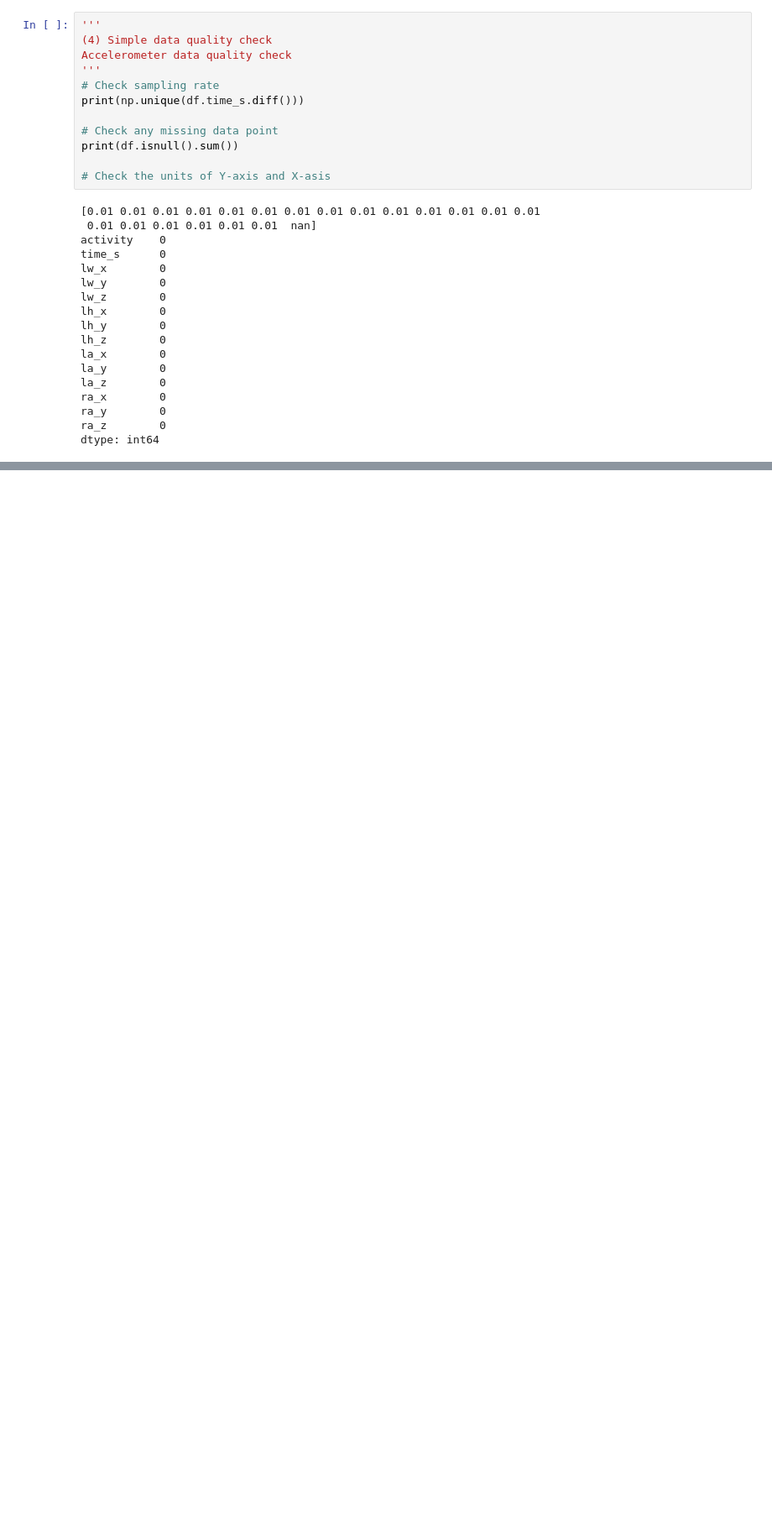
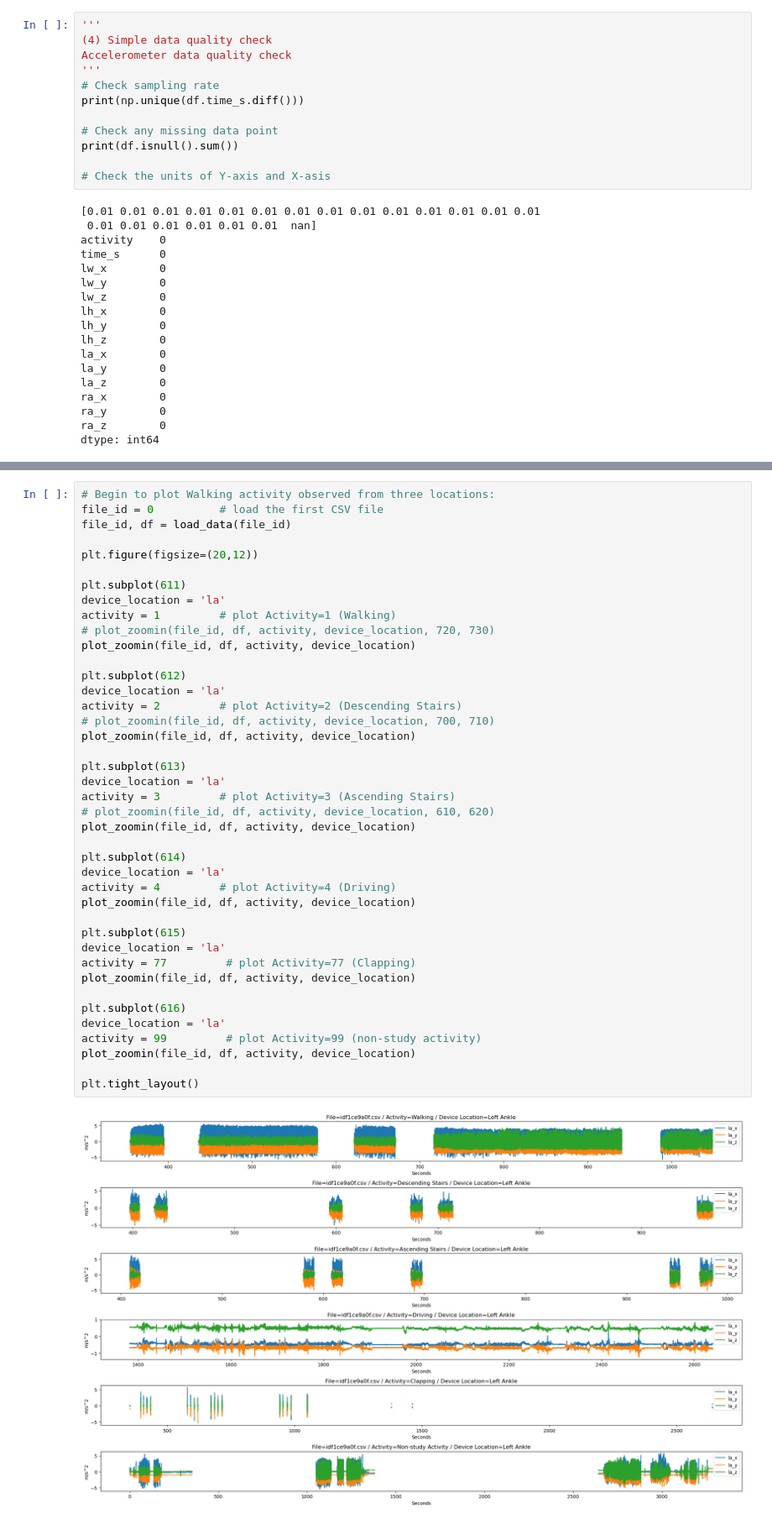
Before and after one commit to rkevinchao/walking_detection, a Jupyter notebook: source/01_data_understanding.ipynb, the cells around one changed output, grey strips where cells are left out. Shown: that part at 84% size. Drawn from its saved outputs; the diff is of its cells as text; blank space fills up the shorter version.

```diff
--- a/source/01_data_understanding.ipynb
+++ b/source/01_data_understanding.ipynb
@@ -251,0 +301,43 @@ plt.tight_layout()
+# %%
+# Begin to plot Walking activity observed from three locations:
+file_id = 0          # load the first CSV file
+file_id, df = load_data(file_id)
+
+plt.figure(figsize=(20,12))
+
+plt.subplot(611)
+device_location = 'la'
+activity = 1         # plot Activity=1 (Walking)
+# plot_zoomin(file_id, df, activity, device_location, 720, 730)
+plot_zoomin(file_id, df, activity, device_location)
+
+plt.subplot(612)
+device_location = 'la'
+activity = 2         # plot Activity=2 (Descending Stairs)
+# plot_zoomin(file_id, df, activity, device_location, 700, 710)
+plot_zoomin(file_id, df, activity, device_location)
+
+plt.subplot(613)
+device_location = 'la'
+activity = 3         # plot Activity=3 (Ascending Stairs)
+# plot_zoomin(file_id, df, activity, device_location, 610, 620)
+plot_zoomin(file_id, df, activity, device_location)
+
+plt.subplot(614)
+device_location = 'la'
+activity = 4         # plot Activity=4 (Driving)
+plot_zoomin(file_id, df, activity, device_location)
+
+plt.subplot(615)
+device_location = 'la'
+activity = 77         # plot Activity=77 (Clapping)
+plot_zoomin(file_id, df, activity, device_location)
+
+plt.subplot(616)
+device_location = 'la'
+activity = 99         # plot Activity=99 (non-study activity)
+plot_zoomin(file_id, df, activity, device_location)
+
+plt.tight_layout()
+# %% [output]
+[figure, added]
```
Also changed, not shown: parts of 6 cells of this notebook.
